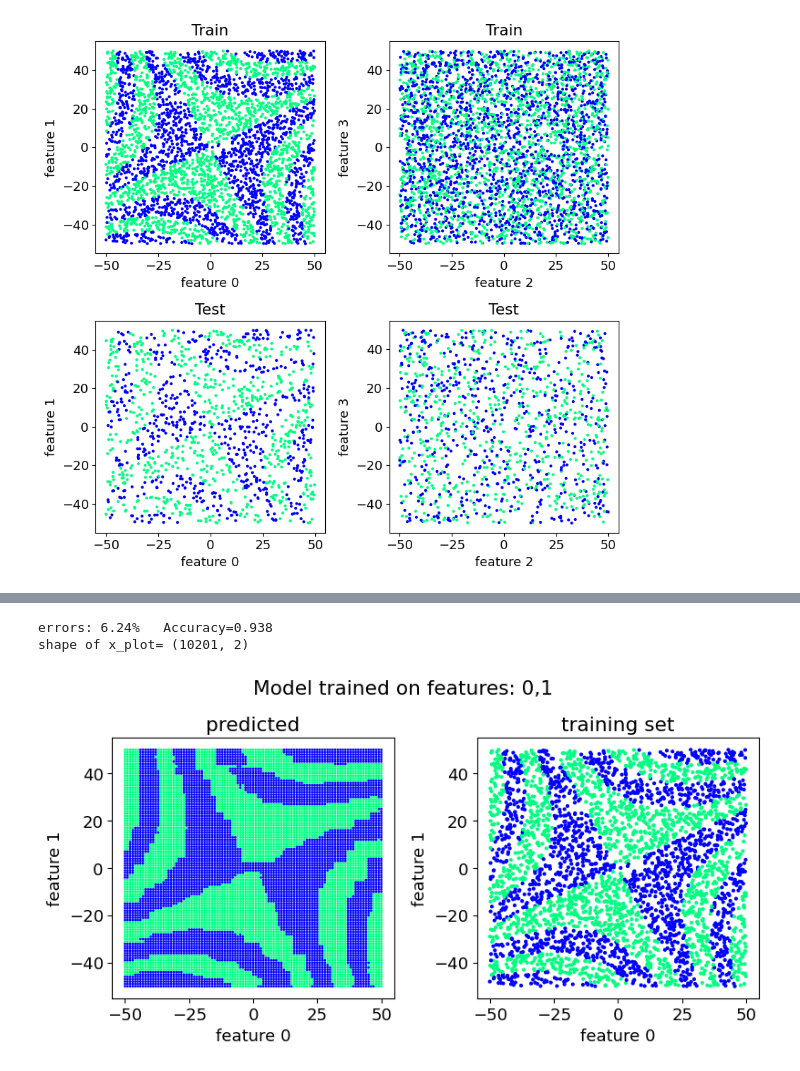
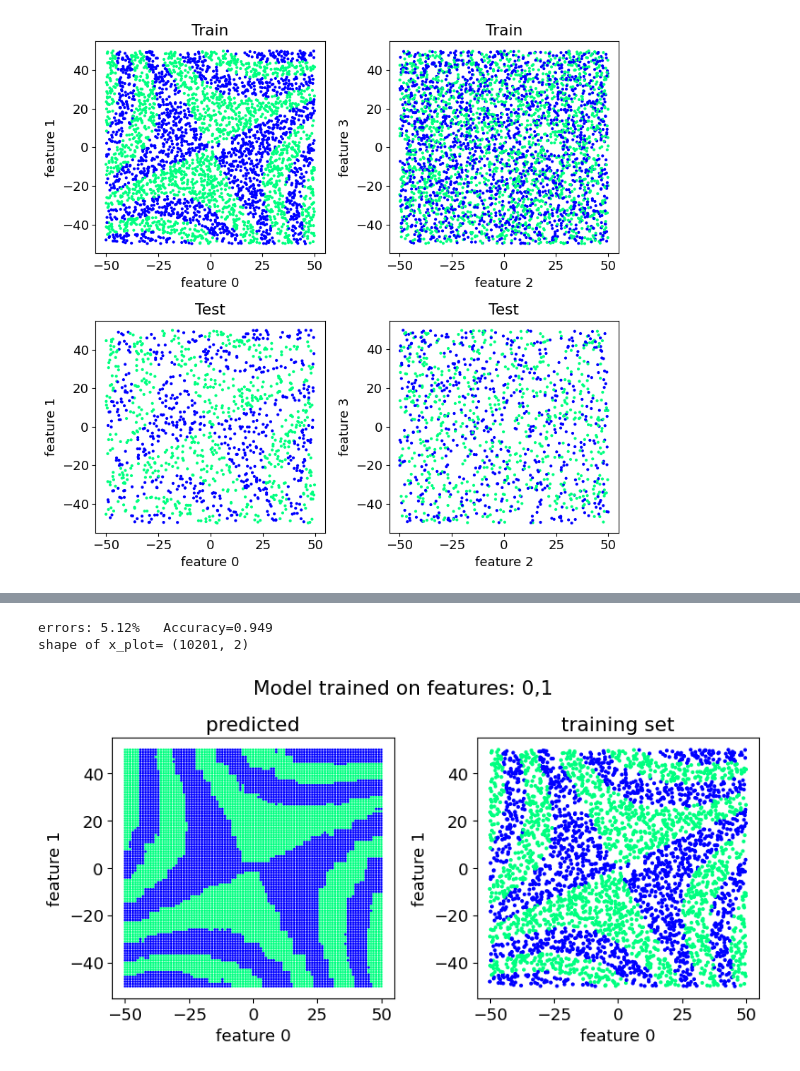
Before and after one commit to FrancescoPeron/LCP_B, a Jupyter notebook: Combining models/Es_3_punto_2.ipynb, the cells around one changed output, grey strips where cells are left out. Cells and saved outputs as stored; diff of their text form; code cells hidden in the pictures.

```diff
--- a/Combining models/Es_3_punto_2.ipynb
+++ b/Combining models/Es_3_punto_2.ipynb
@@ -205,15 +213,12 @@ def classify_01(clf=GradientBoostingClassifier()):
     fig.tight_layout()
     plt.suptitle("Model trained on features: 0,1", y=1.05)
     plt.show()
-# %%
-model_01 = XGBClassifier(seed=1,
-                      objective='binary:logistic',
-                      importance_type="gain")
-classify_01(model_01)
-# %% [output]
-errors: 6.24%   Accuracy=0.938
-shape of x_plot= (10201, 2)
-[figure, removed]
+# %%
+classify_01(model)
+# %% [output]
+errors: 5.12%   Accuracy=0.949
+shape of x_plot= (10201, 2)
+[figure, added]
 # %%
 plt.figure(figsize=(6,4))
 accuracies = [accuracy, accuracy_012, accuracy_01]
```
Also changed, not shown: parts of 13 cells of this notebook.
